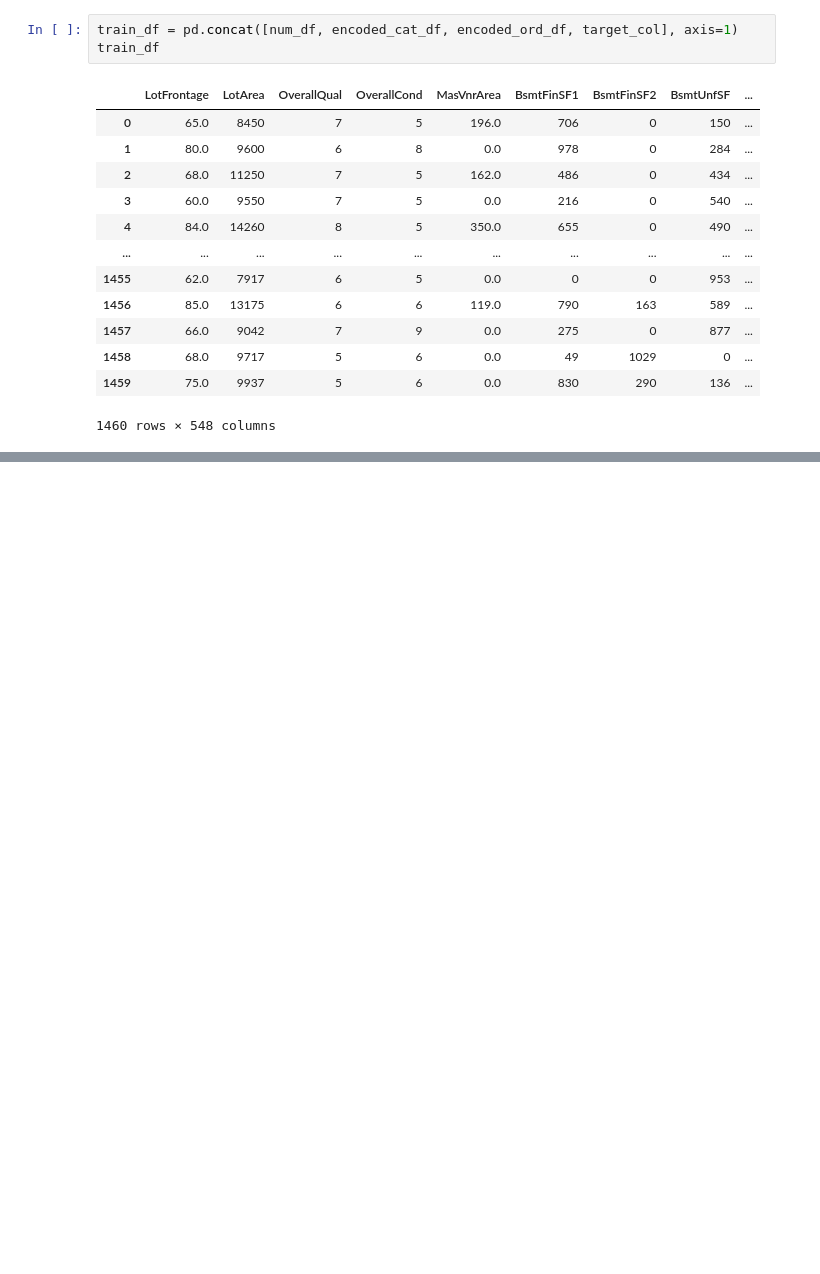
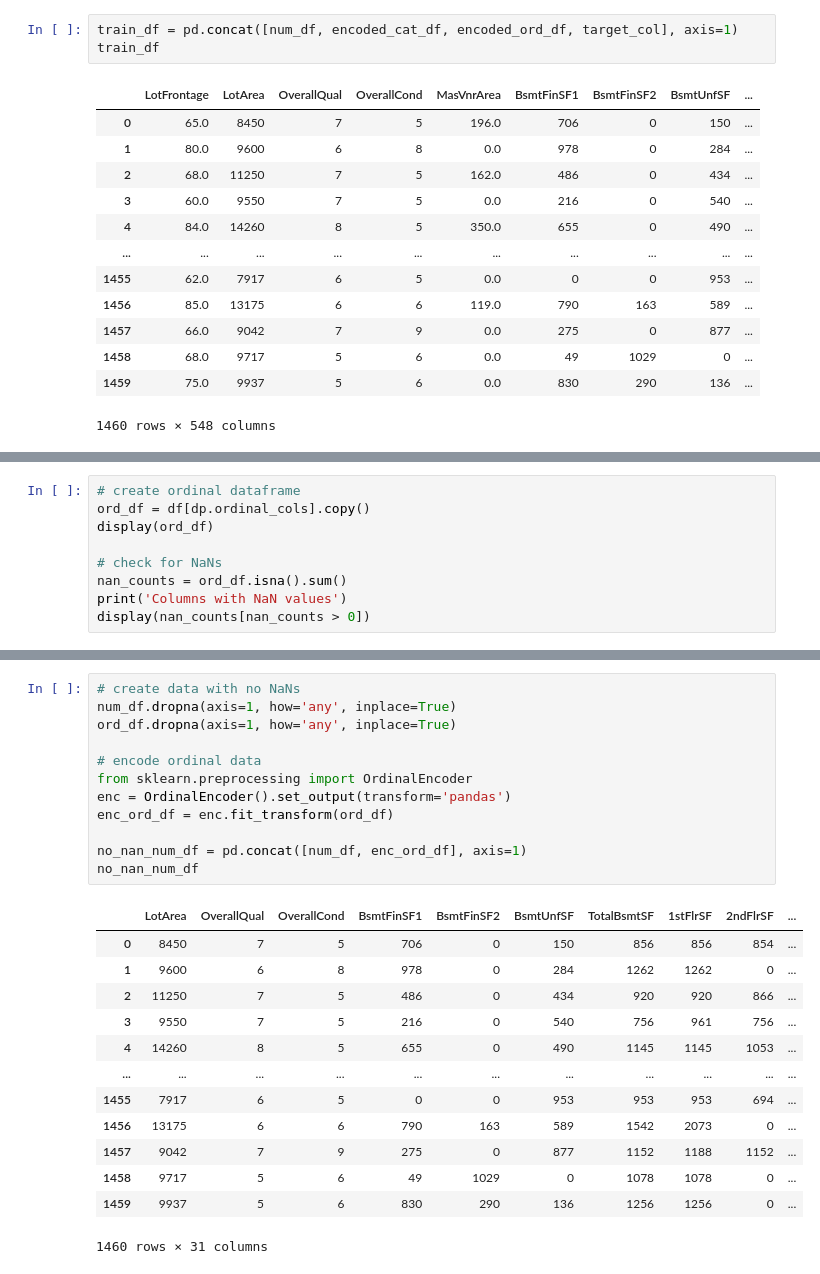
Before and after one commit to matthewgraca/4661-house-prices-regression, a Jupyter notebook: notebooks/feature_engineering.ipynb, the cells around one changed output, grey strips where cells are left out. Drawn from its saved outputs; the diff is of its cells as text; blank space fills up the shorter version.

```diff
--- a/notebooks/feature_engineering.ipynb
+++ b/notebooks/feature_engineering.ipynb
@@ -309,0 +347,9 @@ train_df
+# %%
+# create ordinal dataframe
+ord_df = df[dp.ordinal_cols].copy()
+display(ord_df)
+
+# check for NaNs
+nan_counts = ord_df.isna().sum()
+print('Columns with NaN values')
+display(nan_counts[nan_counts > 0])
@@ -309,0 +414,26 @@ train_df
+# %%
+# create data with no NaNs
+num_df.dropna(axis=1, how='any', inplace=True)
+ord_df.dropna(axis=1, how='any', inplace=True)
+
+# encode ordinal data
+from sklearn.preprocessing import OrdinalEncoder
+enc = OrdinalEncoder().set_output(transform='pandas')
+enc_ord_df = enc.fit_transform(ord_df)
+
+no_nan_num_df = pd.concat([num_df, enc_ord_df], axis=1)
+no_nan_num_df
+# %% [output]
+|  | LotArea | OverallQual | OverallCond | BsmtFinSF1 | BsmtFinSF2 | BsmtUnfSF | TotalBsmtSF | 1stFlrSF | 2ndFlrSF | ... |
+| 0 | 8450 | 7 | 5 | 706 | 0 | 150 | 856 | 856 | 854 | ... |
+| 1 | 9600 | 6 | 8 | 978 | 0 | 284 | 1262 | 1262 | 0 | ... |
+| 2 | 11250 | 7 | 5 | 486 | 0 | 434 | 920 | 920 | 866 | ... |
+| 3 | 9550 | 7 | 5 | 216 | 0 | 540 | 756 | 961 | 756 | ... |
+| 4 | 14260 | 8 | 5 | 655 | 0 | 490 | 1145 | 1145 | 1053 | ... |
+| ... | ... | ... | ... | ... | ... | ... | ... | ... | ... | ... |
+| 1455 | 7917 | 6 | 5 | 0 | 0 | 953 | 953 | 953 | 694 | ... |
+| 1456 | 13175 | 6 | 6 | 790 | 163 | 589 | 1542 | 2073 | 0 | ... |
+| 1457 | 9042 | 7 | 9 | 275 | 0 | 877 | 1152 | 1188 | 1152 | ... |
+| 1458 | 9717 | 5 | 6 | 49 | 1029 | 0 | 1078 | 1078 | 0 | ... |
+| 1459 | 9937 | 5 | 6 | 830 | 290 | 136 | 1256 | 1256 | 0 | ... |
+1460 rows × 31 columns
```
Also changed, not shown: parts of 16 cells of this notebook.
